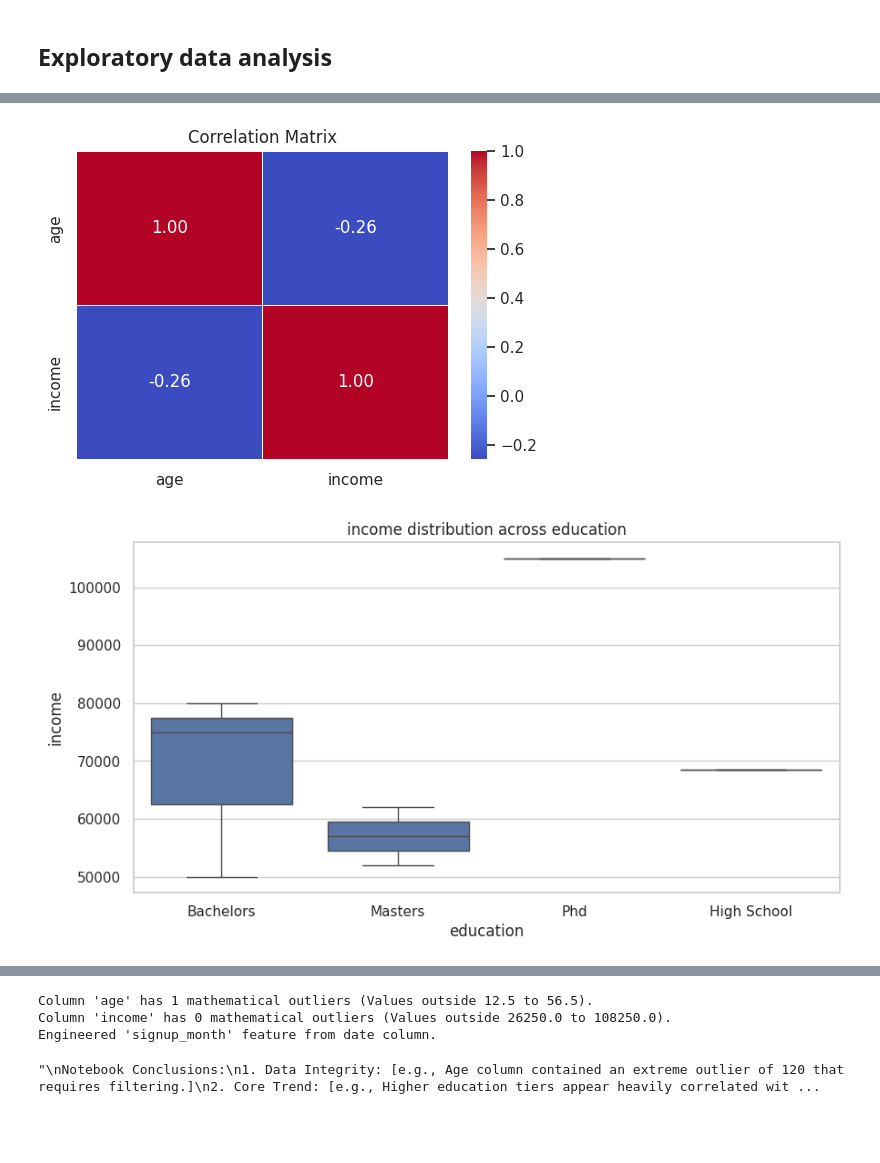
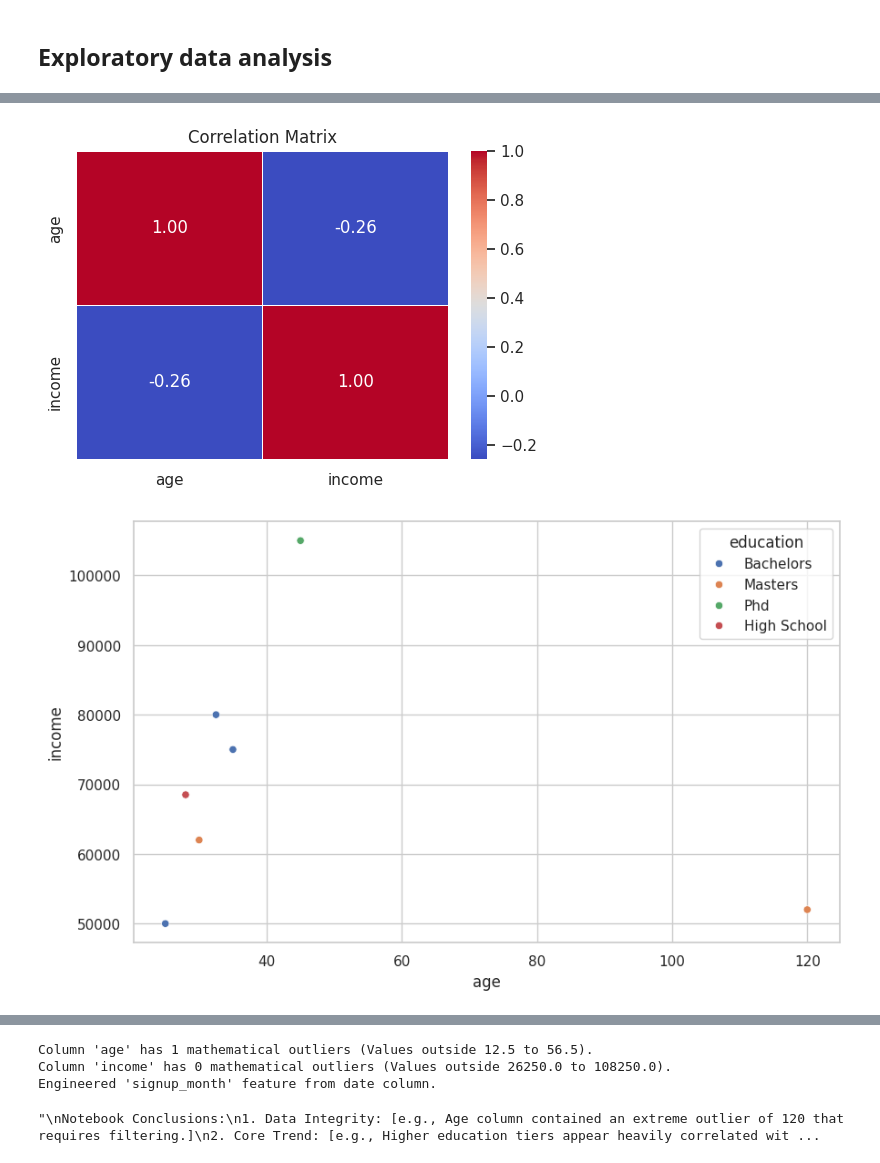
Before and after one commit to janaelsonalves/human-trafficking-analysis, a Jupyter notebook: Human_Trafficking_Patterns_and_Trends_Insights__Disque_100_Hotline.ipynb, the cells around one changed output, grey strips where cells are left out. Cells and saved outputs as stored; diff of their text form; code cells hidden in the pictures; blank space fills up the shorter version.

```diff
--- a/Human_Trafficking_Patterns_and_Trends_Insights__Disque_100_Hotline.ipynb
+++ b/Human_Trafficking_Patterns_and_Trends_Insights__Disque_100_Hotline.ipynb
@@ -348,7 +535,7 @@ cat_cols = [c for c in cat_cols if c not in ("hash",)]
 
 for col in cat_cols[:12]:
     print(f"\n--- {col} ---")
-    vc = df_trafico_outras[col].value_counts(dropna=False).head(15)
+    vc = df_clean[col].value_counts(dropna=False).head(15)
     print(vc.to_string())
 # %% [output]
 --- pais_do_suspeito ---
@@ -473,14 +660,14 @@ Elementos Circunstanciais (indicadores de gravidade e de motivação) que poder
 - Para fins de remoção de órgãos/tráfico de órgãos
 - Para fins de exploração do trabalho
 # %%
-taxonomia_violacoes = df_trafico_outras['violacao'].str.split(">", expand=True)
+taxonomia_violacoes = df_clean['violacao'].str.split(">", expand=True)
 
 taxonomia_violacoes.columns = [
     f'violacao_nivel_{i+1}' for i in range(taxonomia_violacoes.shape[1])
 ]
 
-df_trafico_outras = pd.concat(
-    [df_trafico_outras, taxonomia_violacoes],
+df_clean = pd.concat(
+    [df_clean, taxonomia_violacoes],
     axis=1
 )
 # %%
@@ -508,8 +691,8 @@ dtype: int64
 # %% [markdown]
 ## Extração da abrangência territorial (internacional/nacional) do tipo de tráfico de pessoas
 # %%
-df_trafico_outras[['violacao_nivel_3_normalizada', 'violacao_abrangencia']] = (
-    df_trafico_outras['violacao_nivel_3']
+df_clean[['violacao_nivel_3_normalizada', 'violacao_abrangencia']] = (
+    df_clean['violacao_nivel_3']
     .str.split(' - ', n=1, expand=True)
 )
 # %%
@@ -542,3 +724,15 @@ Normalizar variáveis geográficas
   * suspeito_nacionalidade
   * pais_do_suspeito
   * sl_suspeito_municipio
+# %%
+def normalize_text(text):
+    if pd.isna(text):
+        return text
+    text = str(text).strip()
+    text = re.sub(r"\s+", " ", text)
+    text = text.upper()
+    text = "".join(c for c in unicodedata.normalize("NFKD", text) if not unicodedata.combining(c))
+    return text
+
+for col in df.select_dtypes(include=["object"]).columns:
+    df[col] = df[col].apply(normalize_text)
@@ -3203,7 +3445,7 @@ if len(num_cols) > 1:
     plt.show()
 
 # Bivariate Plot Example: Numerical vs Numerical
-# sns.scatterplot(data=df, x='age', y='income', hue='education') # Uncomment when applicable
+sns.scatterplot(data=df, x='age', y='income', hue='education') # Uncomment when applicable
 
 # Bivariate Plot Example: Categorical vs Numerical
 if len(cat_cols) > 0 and len(num_cols) > 0:
@@ -3288,4 +3530,4 @@ Name: count, dtype: int64
 [figure]
 [figure]
 [figure]
-[figure, old version]
+[figure, new version]
```
Also changed, not shown: parts of 52 cells of this notebook.
